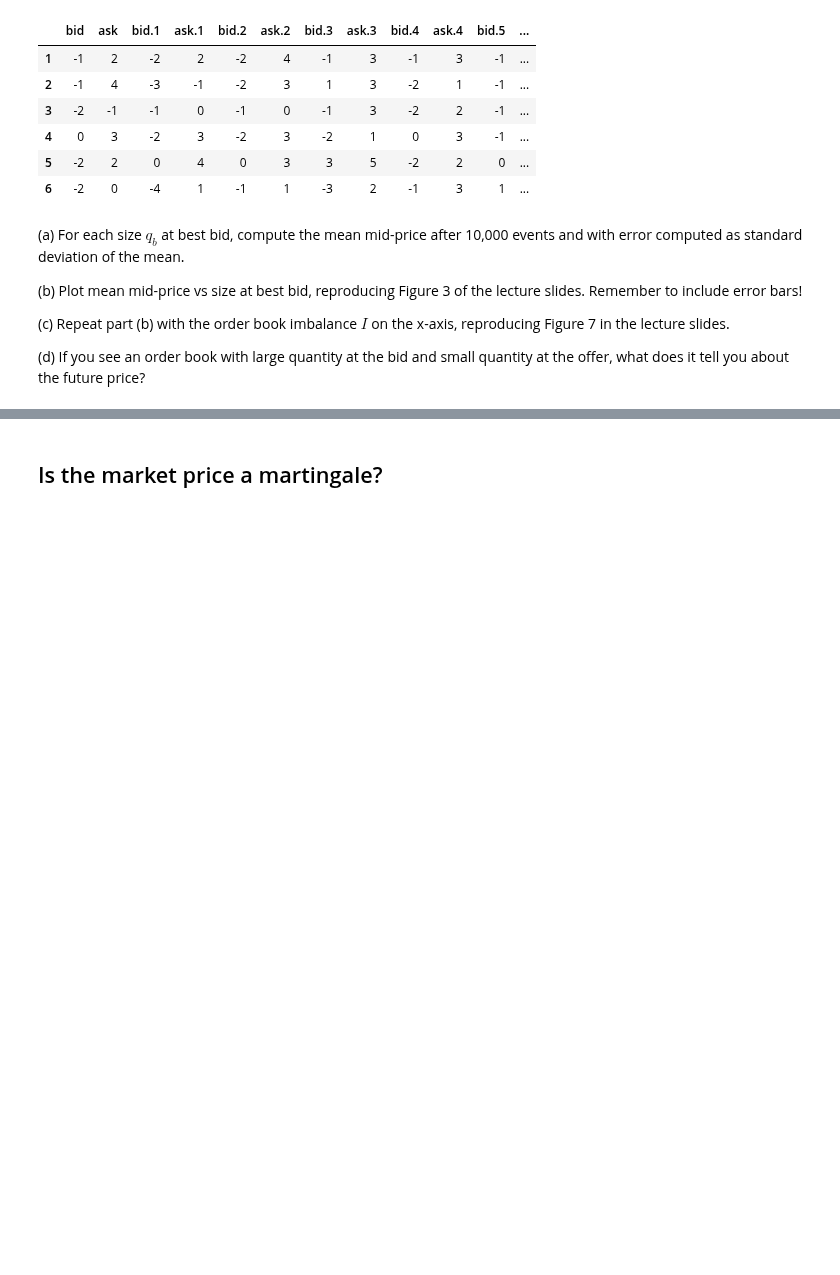
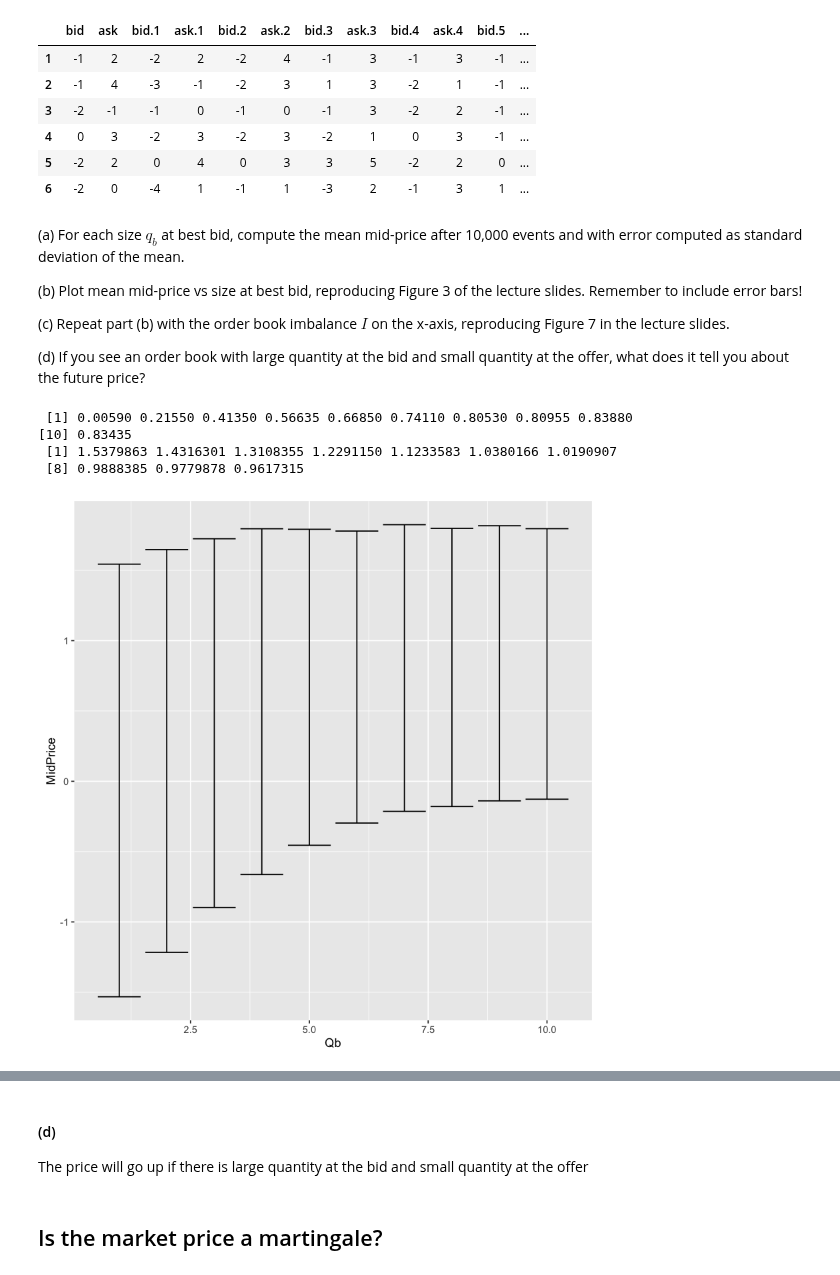
Before and after one commit to wubiya/MicroStructure, a Jupyter notebook: 9879HW01_Spring2016.ipynb, the cells around one changed output, grey strips where cells are left out. Cells and saved outputs as stored; diff of their text form; code cells hidden in the pictures; blank space fills up the shorter version.

```diff
--- a/9879HW01_Spring2016.ipynb
+++ b/9879HW01_Spring2016.ipynb
@@ -187,0 +186,20 @@ head(ziSimResults)
+# %%
+mids<-c()
+sds<-c()
+for (i in 1:10)
+{
+    mid <- (ziSimResults[[i]]$bid + ziSimResults[[i]]$ask)/2
+    mids<-c(mids,mean(mid))
+    sds<-c(sds,sd(mid))
+}
+print(mids)
+print(sds)
+library(ggplot2)
+ggplot(NULL,aes(x=1:10,y=mids))+geom_errorbar(aes(ymin=mids-sds,ymax=mids+sds))+xlab("Qb")+ylab("MidPrice")
+ggplot(NULL,aes(x=(1:10-1)/(1:10+1),y=mids))+geom_errorbar(aes(ymin=mids-sds,ymax=mids+sds))+xlab("Imbalance")+ylab("MidPrice")
+# %% [output]
+ [1] 0.00590 0.21550 0.41350 0.56635 0.66850 0.74110 0.80530 0.80955 0.83880
+[10] 0.83435
+ [1] 1.5379863 1.4316301 1.3108355 1.2291150 1.1233583 1.0380166 1.0190907
+ [8] 0.9888385 0.9779878 0.9617315
+[figure, added]
@@ -188,3 +207,6 @@ head(ziSimResults)
+# %% [markdown]
+#### (d)
+The price will go up if there is large quantity at the bid and small quantity at the offer
 # %% [markdown]
 ## Is the market price a martingale?
 # %% [markdown]
```
Also changed, not shown: parts of 3 cells of this notebook.
